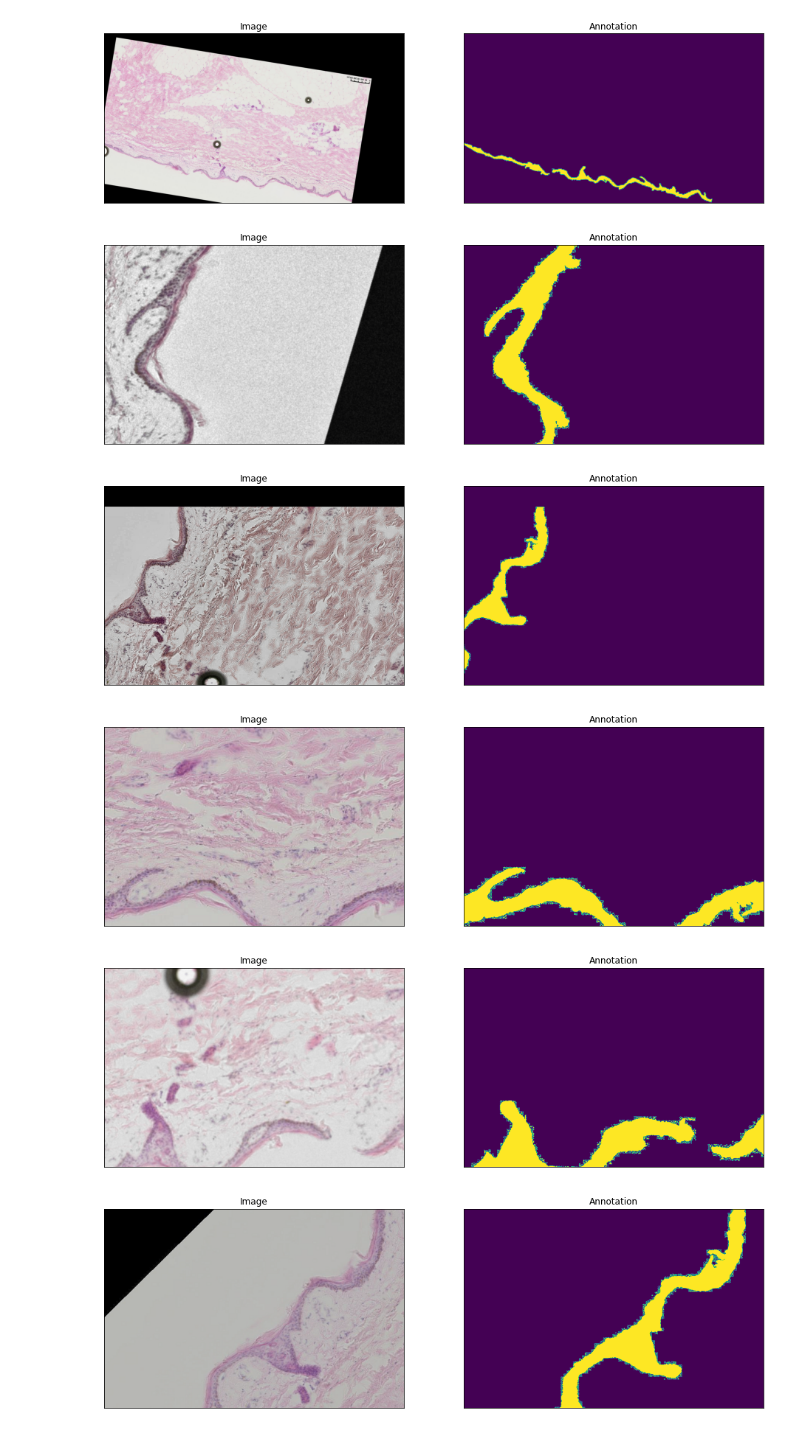
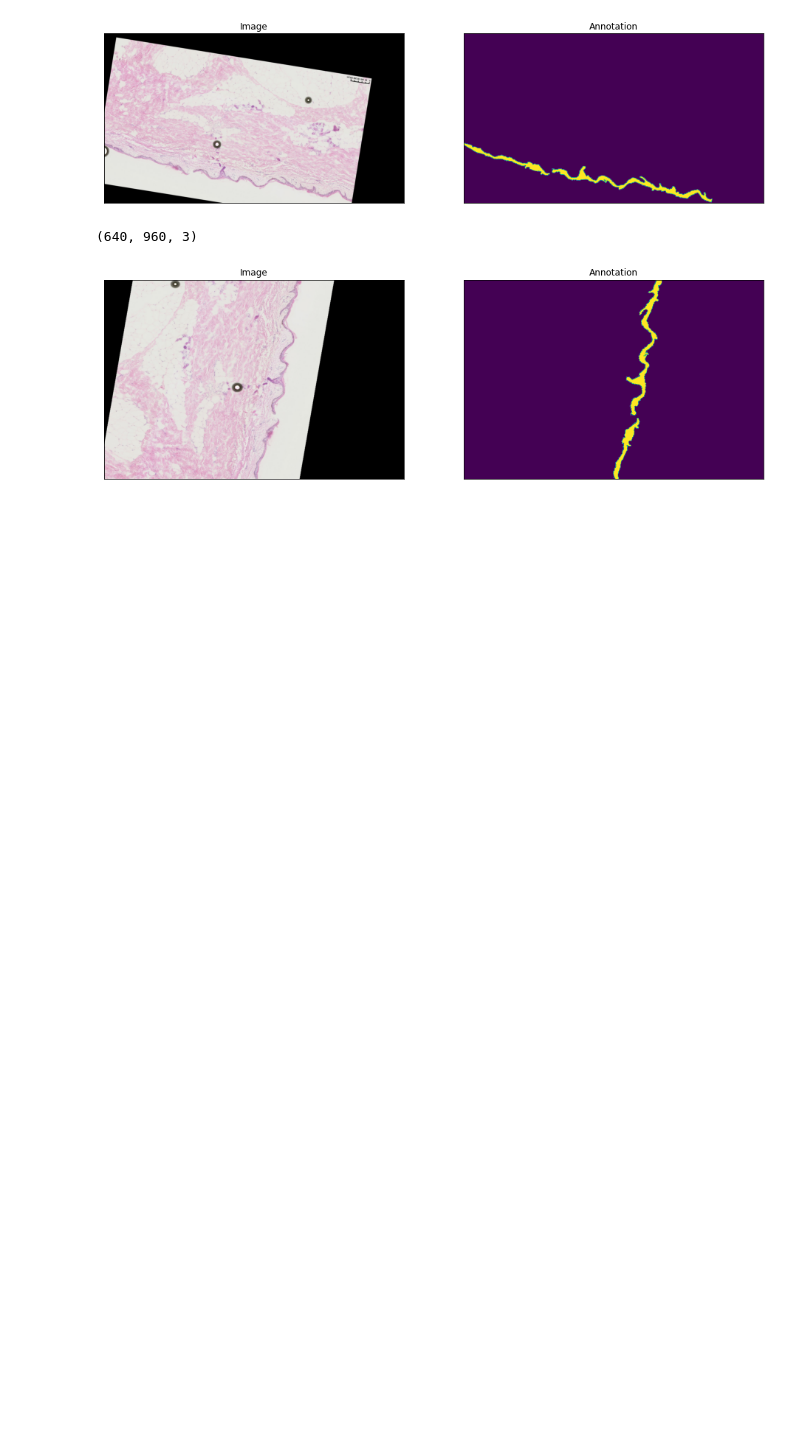
Before and after one commit to Hassan1503/HistologySegmentation, a Jupyter notebook: histologyKCL.ipynb, the cells around one changed output. Cells and saved outputs as stored; diff of their text form; code cells hidden in the pictures; blank space fills up the shorter version.

```diff
--- a/histologyKCL.ipynb
+++ b/histologyKCL.ipynb
@@ -31,7 +32,8 @@ from torch.utils.data import DataLoader
 from torch.utils.data import Dataset as BaseDataset
 # %%
 # Set directory of files
-DATA_DIR = r'C:\Users\user\Desktop\Project KCL\histology\data\annotated histology\augmented'
+DATA_DIR = r'D:\Hassan\histology\data\annotated histology\augmented'
+DATA_DIR1 = r'D:\Hassan\histology\data\annotated histology'
 
 # /content/drive/MyDrive/Project_KCL/annotated histology/train/epidermis_mask
 
@@ -39,12 +41,12 @@ xTrainDir = os.path.join(DATA_DIR,'trainAugmented') #set Train Images dir
 bodyTrainDir = os.path.join(DATA_DIR,'trainAugmentedmask')  #set Train body Label Images dir
 # psoriasisTrainDir = os.path.join(DATA_DIR,'Psoriasis_Train_Label_Plaque')
 
-xValidDir = os.path.join(DATA_DIR,'validAugmented')   #set Validation Images dir
-bodyValidDir = os.path.join(DATA_DIR,'validAugmentedmask')   #set Validation body Label Images dir
+xValidDir = os.path.join(DATA_DIR1,'valid\image')   #set Validation Images dir
+bodyValidDir = os.path.join(DATA_DIR1,'valid\epidermis_mask')   #set Validation body Label Images dir
 # psoriasisValidDir = os.path.join(DATA_DIR,'Psoriasis_Valid_Label_Plaque')
 
-xTestDir = os.path.join(DATA_DIR,'testAugmented')  #set Test Images dir
-bodyTestDir = os.path.join(DATA_DIR,'testAugmentedmask')  #set Test body Label Images dir
+xTestDir = os.path.join(DATA_DIR1,'test\image')  #set Test Images dir
+bodyTestDir = os.path.join(DATA_DIR1,'test\epidermis_mask')  #set Test body Label Images dir
 # psoriasisTestDir = os.path.join(DATA_DIR,'Psoriasis_Valid_Label_Plaque')
 # %%
 # Helper function for data visualization
@@ -197,23 +199,21 @@ def getPreprocessing(preprocessingFcn):
 # %%
 #  Visualize resulted augmented images and annotations
 augmentedDataset = Dataset(
     xTrainDir,
     bodyTrainDir,
     augmentation = getTrainingAugmentation(),
     classes=['body'],
 )
 
 # same image with different random transforms
-for i in range(5):
+for i in range(1):
   image, annotation = augmentedDataset[i]
+  print(image.shape)
 
   visualize(image=image, annotation =annotation.squeeze(-1))
 # %% [output]
+(640, 960, 3)
-[figure, old version]
+[figure, new version]
-[figure, removed]
-[figure, removed]
-[figure, removed]
-[figure, removed]
 # %%
 # Import required package for create and train model
 import torch
```
Also changed, not shown: parts of 13 cells of this notebook.
